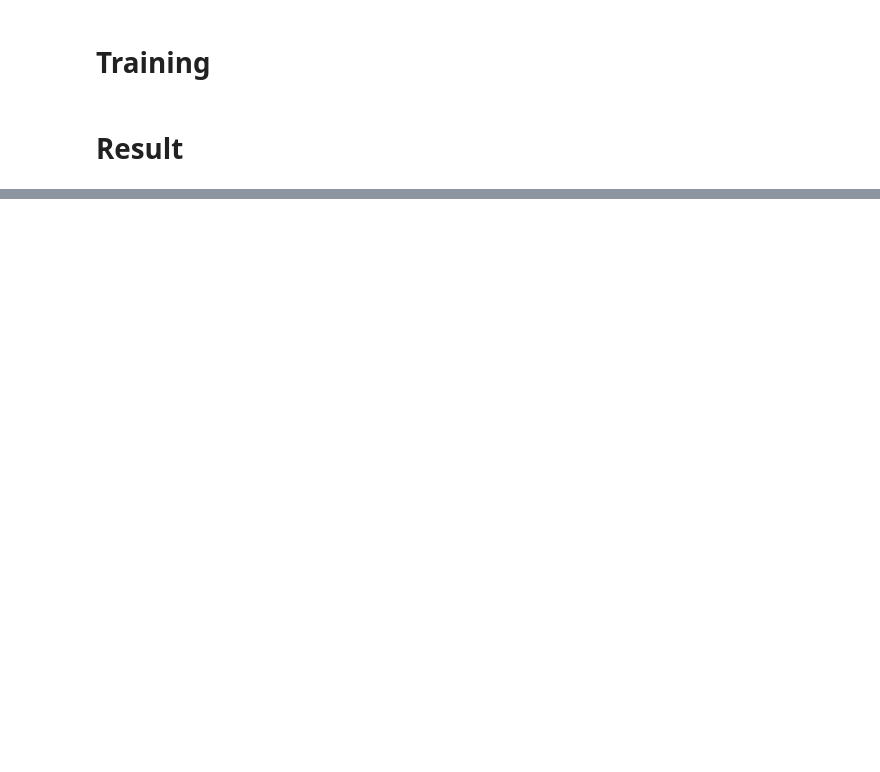
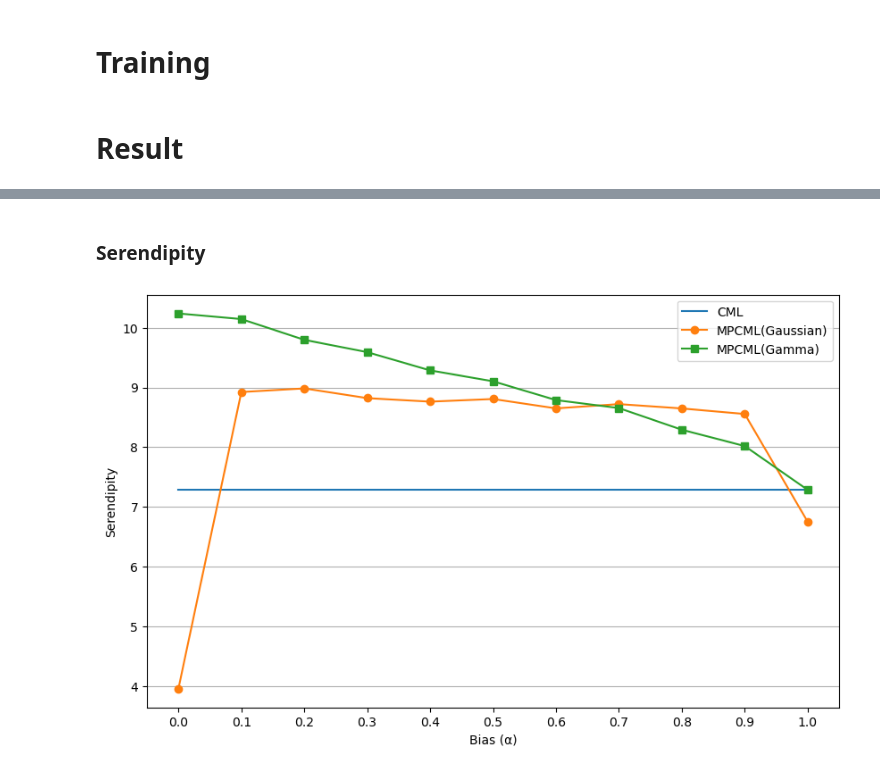
Before and after one commit to 9re-pe/mpcml, a Jupyter notebook: experiment/notebook/distributions/ml_100k.ipynb, the cells around one changed output, grey strips where cells are left out. Saved outputs shown, nothing was run; the diff lists cells and outputs as text; code cells hidden in the pictures; blank space fills up the shorter version.

```diff
--- a/experiment/notebook/distributions/ml_100k.ipynb
+++ b/experiment/notebook/distributions/ml_100k.ipynb
@@ -95,0 +259,22 @@ display(trainer.valid_scores)
+# %% [markdown]
+### Serendipity
+# %%
+plt.figure(figsize=(10, 6))
+plt.plot(bias_li, serendipity_base, label='CML')
+plt.plot(bias_li, serendipity_mpcml_1, label='MPCML(Gaussian)', marker='o')
+plt.plot(bias_li, serendipity_mpcml_2, label='MPCML(Gamma)', marker='s')
+
+plt.xticks(bias_li)
+plt.xlabel('Bias (α)')
+plt.ylabel('Serendipity')
+plt.legend()
+plt.grid(axis='y')
+
+if out_to_file:
+    now = datetime.now()
+    file_name = now.strftime("serendipity_%Y_%m_%d_%H%M.png")
+    plt.savefig(out_dir + file_name, bbox_inches='tight')
+
+plt.show()
+# %% [output]
+[figure, added]
```
Also changed, not shown: parts of 33 cells of this notebook, 5 other files.
